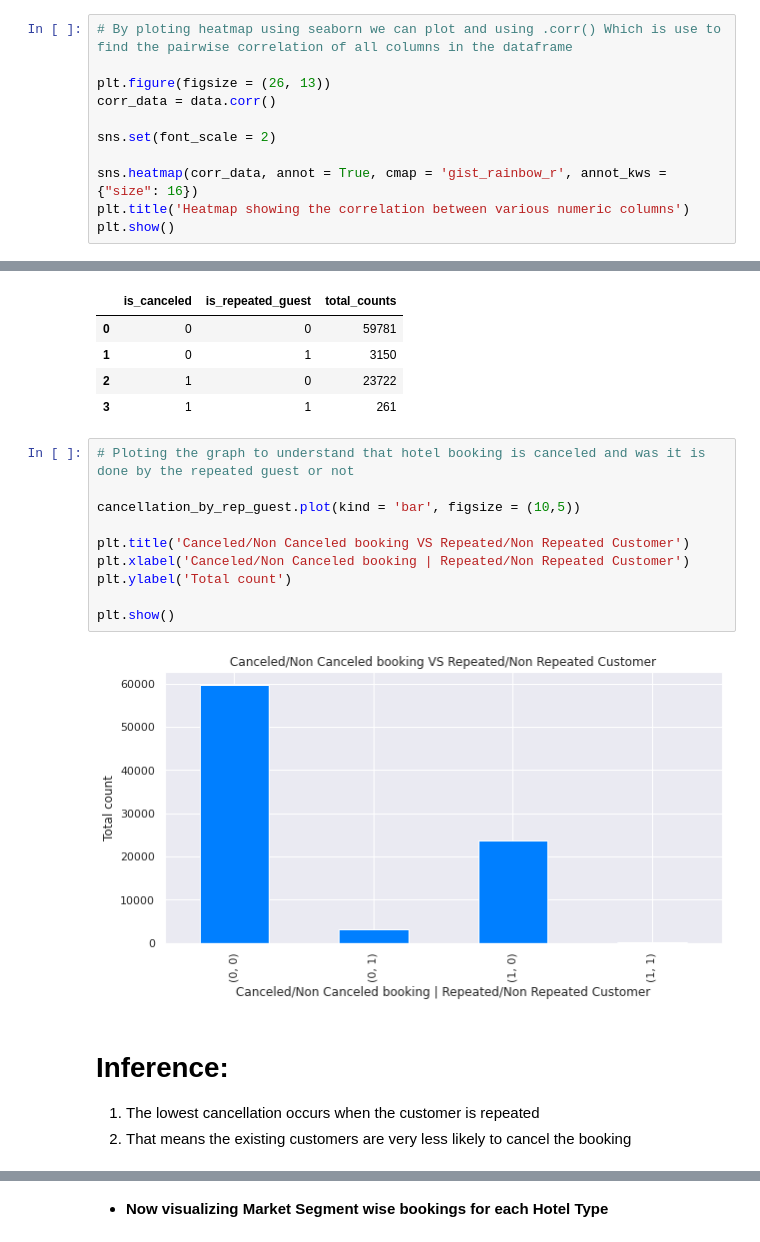
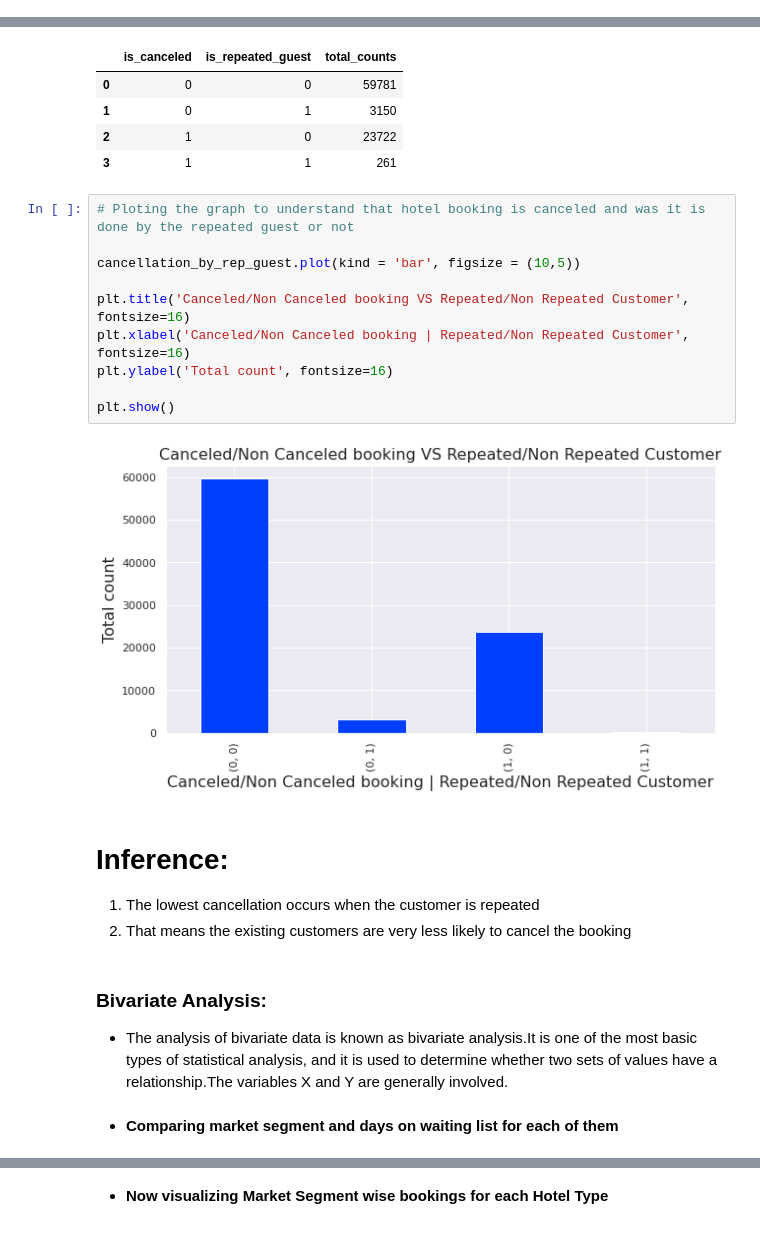
Before and after one commit to manojkb04/EDA_Hotel_Booking, a Jupyter notebook: Hotel_Booking_Analysis_Capstone_Project.ipynb, the cells around one changed output, grey strips where cells are left out. Saved outputs shown, nothing was run; the diff lists cells and outputs as text.

```diff
--- a/Hotel_Booking_Analysis_Capstone_Project.ipynb
+++ b/Hotel_Booking_Analysis_Capstone_Project.ipynb
@@ -540,11 +558,0 @@ shape of the data_set: (86914, 30)
-# %%
-# By ploting heatmap using seaborn we can plot and using .corr() Which is use to find the pairwise correlation of all columns in the dataframe
-
-plt.figure(figsize = (26, 13))
-corr_data = data.corr()
-
-sns.set(font_scale = 2)
-
-sns.heatmap(corr_data, annot = True, cmap = 'gist_rainbow_r', annot_kws = {"size": 16})
-plt.title('Heatmap showing the correlation between various numeric columns')
-plt.show()
@@ -860,16 +748,21 @@ Cancellation done by repeated customer:
 # %%
 # Ploting the graph to understand that hotel booking is canceled and was it is done by the repeated guest or not
 
 cancellation_by_rep_guest.plot(kind = 'bar', figsize = (10,5))
 
-plt.title('Canceled/Non Canceled booking VS Repeated/Non Repeated Customer')
-plt.xlabel('Canceled/Non Canceled booking | Repeated/Non Repeated Customer')
-plt.ylabel('Total count')
+plt.title('Canceled/Non Canceled booking VS Repeated/Non Repeated Customer', fontsize=16)
+plt.xlabel('Canceled/Non Canceled booking | Repeated/Non Repeated Customer', fontsize=16)
+plt.ylabel('Total count', fontsize=16)
 
 plt.show()
 # %% [output]
-[figure, old version]
+[figure, new version]
 # %% [markdown]
 # Inference:
 1. The lowest cancellation occurs when the customer is repeated
 2. That means the existing customers are very less likely to cancel the booking
+# %% [markdown]
+### Bivariate Analysis:
+* The analysis of bivariate data is known as bivariate analysis.It is one of the most basic types of statistical analysis, and it is used to determine whether two sets of values have a relationship.The variables X and Y are generally involved.
+# %% [markdown]
+* <b> Comparing market segment and days on waiting list for each of them</b>
```
Also changed, not shown: parts of 66 cells of this notebook.
